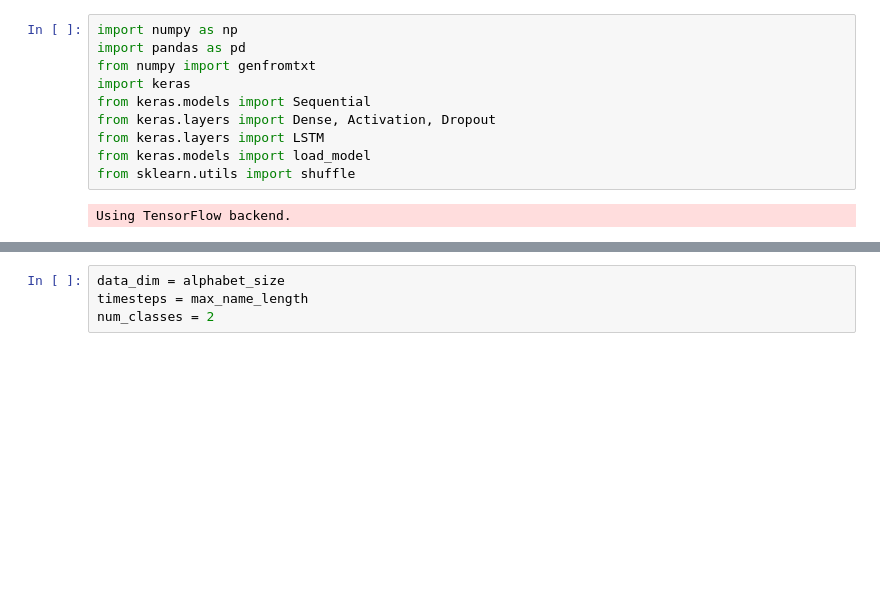
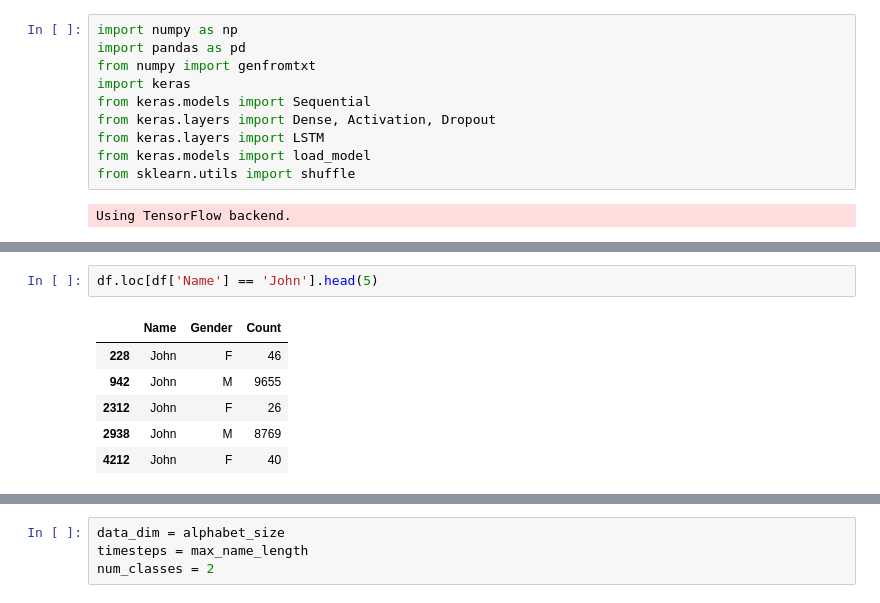
Before and after one commit to pratapram/unicornML, a Jupyter notebook: 3_NLPClassifier/lstm-gender-classification/notebooks/lstm-gender-classifier.ipynb, the cells around one changed output, grey strips where cells are left out. Cells and saved outputs as stored; diff of their text form; blank space fills up the shorter version.

```diff
--- a/3_NLPClassifier/lstm-gender-classification/notebooks/lstm-gender-classifier.ipynb
+++ b/3_NLPClassifier/lstm-gender-classification/notebooks/lstm-gender-classifier.ipynb
@@ -108,0 +98,9 @@ print(char_indices)
+# %%
+df.loc[df['Name'] == 'John'].head(5)
+# %% [output]
+|  | Name | Gender | Count |
+| 228 | John | F | 46 |
+| 942 | John | M | 9655 |
+| 2312 | John | F | 26 |
+| 2938 | John | M | 8769 |
+| 4212 | John | F | 40 |
```
Also changed, not shown: parts of 99 cells of this notebook, 12 other files.
